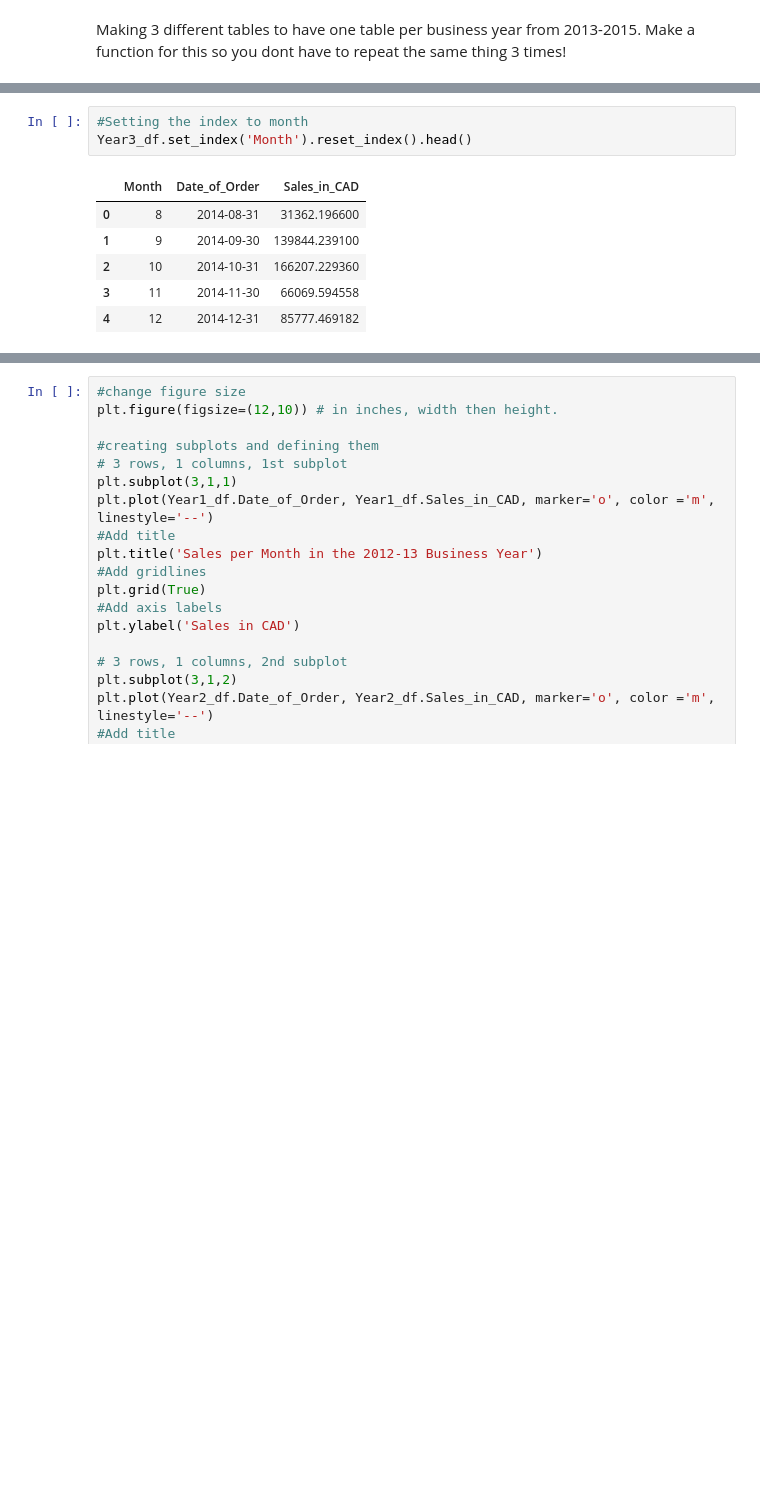
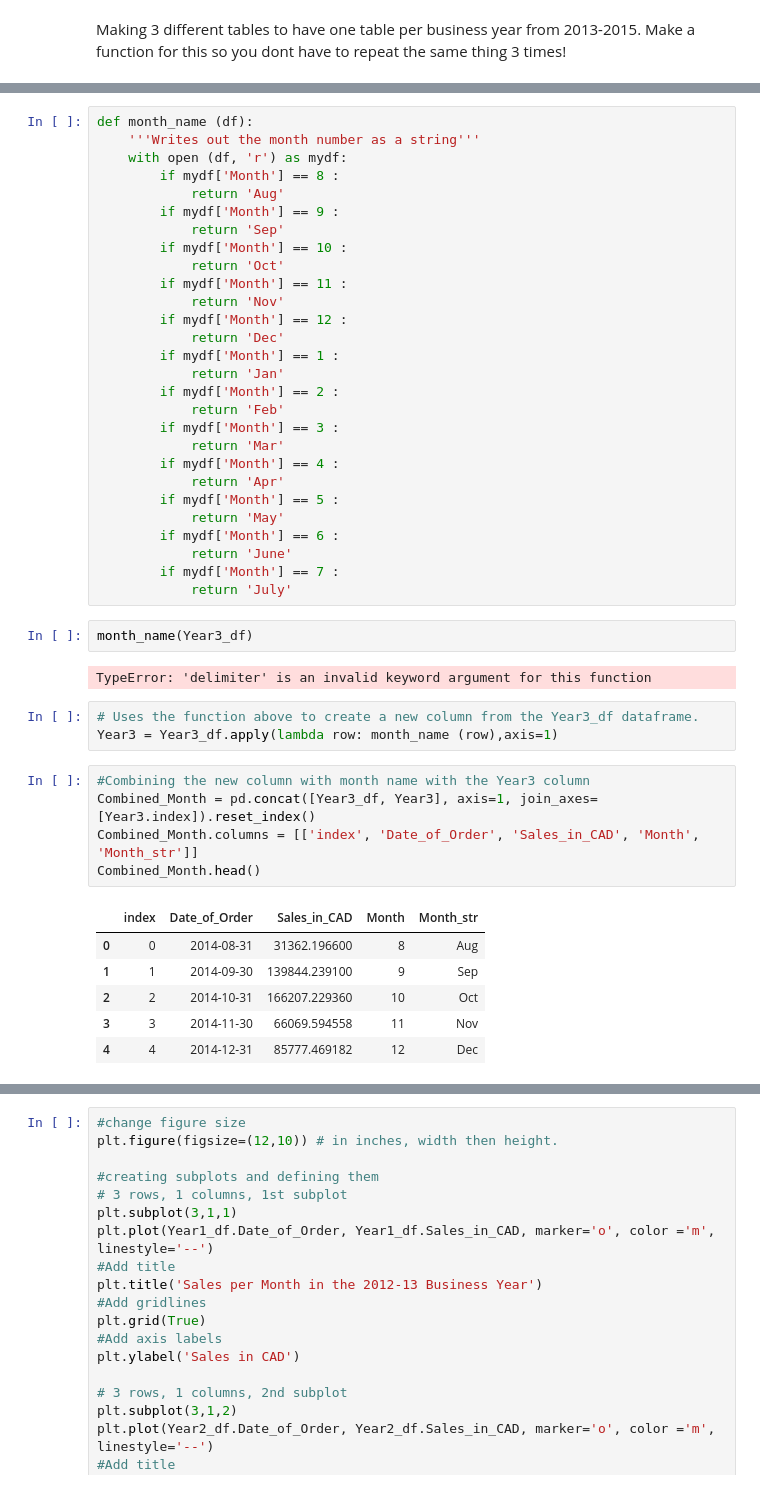
Before and after one commit to chamanbharti/Final_Project_on_Marketing, a Jupyter notebook: Final Project on Marketing/src/Project on Marketing.ipynb, the cells around one changed output, grey strips where cells are left out. Drawn from its saved outputs; the diff is of its cells as text; blank space fills up the shorter version.

```diff
--- a/Final Project on Marketing/src/Project on Marketing.ipynb
+++ b/Final Project on Marketing/src/Project on Marketing.ipynb
@@ -238,13 +247,50 @@ Year3_df['Month'] = Year3_df['Date_of_Order'].dt.month
-# %%
-#Setting the index to month
-Year3_df.set_index('Month').reset_index().head()
-# %% [output]
-|  | Month | Date_of_Order | Sales_in_CAD |
-| 0 | 8 | 2014-08-31 | 31362.196600 |
-| 1 | 9 | 2014-09-30 | 139844.239100 |
-| 2 | 10 | 2014-10-31 | 166207.229360 |
-| 3 | 11 | 2014-11-30 | 66069.594558 |
-| 4 | 12 | 2014-12-31 | 85777.469182 |
+# %%
+def month_name (df):
+    '''Writes out the month number as a string'''
+    with open (df, 'r') as mydf:
+        if mydf['Month'] == 8 :
+            return 'Aug'
+        if mydf['Month'] == 9 :
+            return 'Sep'
+        if mydf['Month'] == 10 :
+            return 'Oct'
+        if mydf['Month'] == 11 :
+            return 'Nov'
+        if mydf['Month'] == 12 :
+            return 'Dec'
+        if mydf['Month'] == 1 :
+            return 'Jan'
+        if mydf['Month'] == 2 :
+            return 'Feb'
+        if mydf['Month'] == 3 :
+            return 'Mar'
+        if mydf['Month'] == 4 :
+            return 'Apr'
+        if mydf['Month'] == 5 :
+            return 'May'
+        if mydf['Month'] == 6 :
+            return 'June'
+        if mydf['Month'] == 7 :
+            return 'July'
+# %%
+month_name(Year3_df)
+# %% [output]
+TypeError: 'delimiter' is an invalid keyword argument for this function
+# %%
+# Uses the function above to create a new column from the Year3_df dataframe.
+Year3 = Year3_df.apply(lambda row: month_name (row),axis=1)
+# %%
+#Combining the new column with month name with the Year3 column
+Combined_Month = pd.concat([Year3_df, Year3], axis=1, join_axes=[Year3.index]).reset_index()
+Combined_Month.columns = [['index', 'Date_of_Order', 'Sales_in_CAD', 'Month', 'Month_str']]
+Combined_Month.head()
+# %% [output]
+|  | index | Date_of_Order | Sales_in_CAD | Month | Month_str |
+| 0 | 0 | 2014-08-31 | 31362.196600 | 8 | Aug |
+| 1 | 1 | 2014-09-30 | 139844.239100 | 9 | Sep |
+| 2 | 2 | 2014-10-31 | 166207.229360 | 10 | Oct |
+| 3 | 3 | 2014-11-30 | 66069.594558 | 11 | Nov |
+| 4 | 4 | 2014-12-31 | 85777.469182 | 12 | Dec |
 # %%
 # Making a table for the business year 2012-2013 only
 Year1_df = df_less.drop(df_less.index[12:]).reset_index()
```
Also changed, not shown: parts of 14 cells of this notebook.
